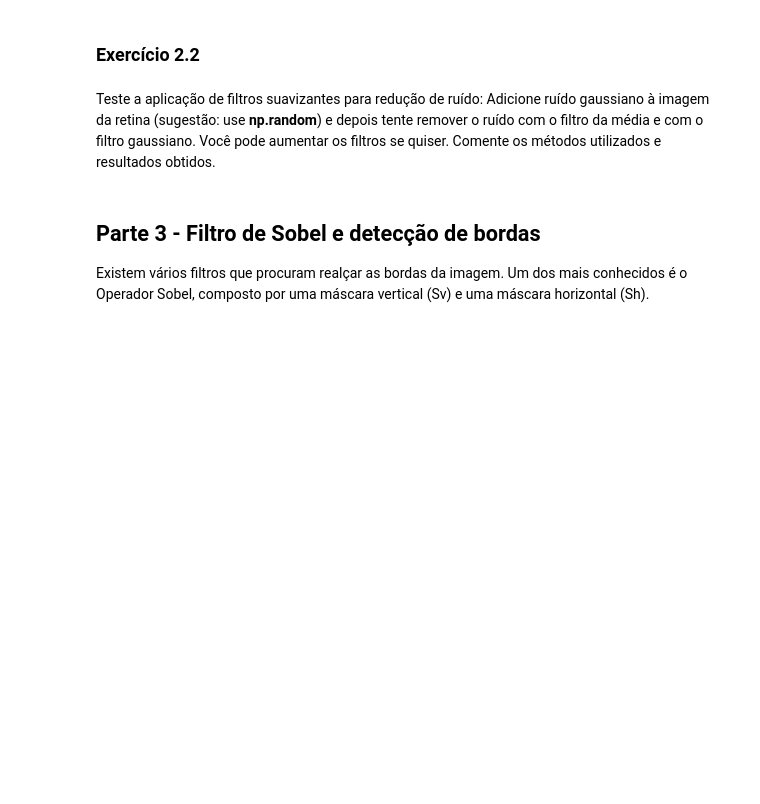
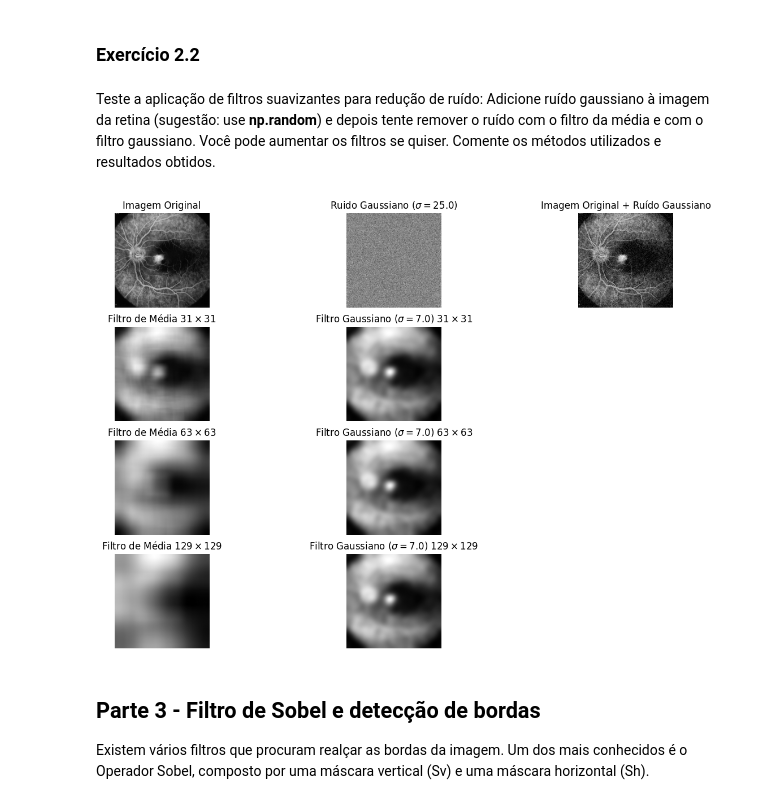
Before and after one commit to UNICAMP-EA979/2026s1-pi04-filtragem-BrendonPeres, a Jupyter notebook: Atividade.ipynb, the cells around one changed output. Drawn from its saved outputs; the diff is of its cells as text; code cells hidden in the pictures; blank space fills up the shorter version.

```diff
--- a/Atividade.ipynb
+++ b/Atividade.ipynb
@@ -178,3 +213,73 @@ Teste a aplicação de filtros suavizantes para redução de ruído: Adicione ru
+# %%
+h, w = f.shape
+mu = 0.0
+sigma = 25.0 # sigma 1.0 não produziu ruído visível, pois o chapéu mexicano ficou mais concentrado na média
+
+# Filtros com tamanho 31x31, sigma 7
+tamanho_filtro = 31
+
+ruido = np.random.normal(mu, sigma, (w, h))
+img_ruidosa = np.clip(f + ruido, 0, 255) # não deixa a imagem estourar ao adicionar ruído
+fig, axes = plt.subplots(4, 3, figsize=(15, 10))
+axes[0,0].imshow(f, cmap='gray')
+axes[0,0].set_title('Imagem Original')
+axes[0,1].imshow(ruido, cmap='gray')
+axes[0,1].set_title(fr'Ruido Gaussiano ($\sigma = {sigma}$)')
+axes[0,2].imshow(img_ruidosa, cmap='gray')
+axes[0,2].set_title('Imagem Original + Ruído Gaussiano')
+
+filtro_de_media = np.ones((tamanho_filtro, tamanho_filtro))/(tamanho_filtro*tamanho_filtro)
+
+x = np.arange(-(np.floor(tamanho_filtro/2)), np.ceil(tamanho_filtro/2)).astype('int')
+x = x.reshape(tamanho_filtro, 1)
+y = x.T
+sigma = 7.0
+cte = 1 / (2*np.pi*sigma**2) # constante
+filtro_gaussiano = cte*np.exp(-(x**2+y**2)/(2*sigma**2))
+
+from scipy import ndimage
+axes[1,0].imshow(ndimage.convolve(img_ruidosa, filtro_de_media), cmap='gray')
+axes[1,0].set_title(fr'Filtro de Média ${tamanho_filtro} \times {tamanho_filtro}$')
+axes[1,1].imshow(ndimage.convolve(img_ruidosa, filtro_gaussiano), cmap='gray')
+axes[1,1].set_title(fr'Filtro Gaussiano ($\sigma = {sigma}$) ${tamanho_filtro} \times {tamanho_filtro}$')
+
+# Filtros com tamanho 63x63, sigma 7
+tamanho_filtro = 63
+filtro_de_media = np.ones((tamanho_filtro, tamanho_filtro))/(tamanho_filtro*tamanho_filtro)
+
+x = np.arange(-(np.floor(tamanho_filtro/2)), np.ceil(tamanho_filtro/2)).astype('int')
+x = x.reshape(tamanho_filtro, 1)
+y = x.T
+sigma = 7.0
+cte = 1 / (2*np.pi*sigma**2) # constante
+filtro_gaussiano = cte*np.exp(-(x**2+y**2)/(2*sigma**2))
+
+axes[2,0].imshow(ndimage.convolve(img_ruidosa, filtro_de_media), cmap='gray')
+axes[2,0].set_title(fr'Filtro de Média ${tamanho_filtro} \times {tamanho_filtro}$')
+axes[2,1].imshow(ndimage.convolve(img_ruidosa, filtro_gaussiano), cmap='gray')
+axes[2,1].set_title(fr'Filtro Gaussiano ($\sigma = {sigma}$) ${tamanho_filtro} \times {tamanho_filtro}$')
+
+# Filtros com tamanho 129x129, sigma 7
+tamanho_filtro = 129
+filtro_de_media = np.ones((tamanho_filtro, tamanho_filtro))/(tamanho_filtro*tamanho_filtro)
+
+x = np.arange(-(np.floor(tamanho_filtro/2)), np.ceil(tamanho_filtro/2)).astype('int')
+x = x.reshape(tamanho_filtro, 1)
+y = x.T
+sigma = 7.0
+cte = 1 / (2*np.pi*sigma**2) # constante
+filtro_gaussiano = cte*np.exp(-(x**2+y**2)/(2*sigma**2))
+
+# print(np.sum(filtro_gaussiano))
+axes[3,0].imshow(ndimage.convolve(img_ruidosa, filtro_de_media), cmap='gray')
+axes[3,0].set_title(fr'Filtro de Média ${tamanho_filtro} \times {tamanho_filtro}$')
+axes[3,1].imshow(ndimage.convolve(img_ruidosa, filtro_gaussiano), cmap='gray')
+axes[3,1].set_title(fr'Filtro Gaussiano ($\sigma = {sigma}$) ${tamanho_filtro} \times {tamanho_filtro}$')
+
+for ax in axes.flatten():
+    ax.axis('off')
+# %% [output]
+[figure, added]
 # %% [markdown]
 ## Parte 3 - Filtro de Sobel e detecção de bordas
 
```
Also changed, not shown: parts of 7 cells of this notebook.
